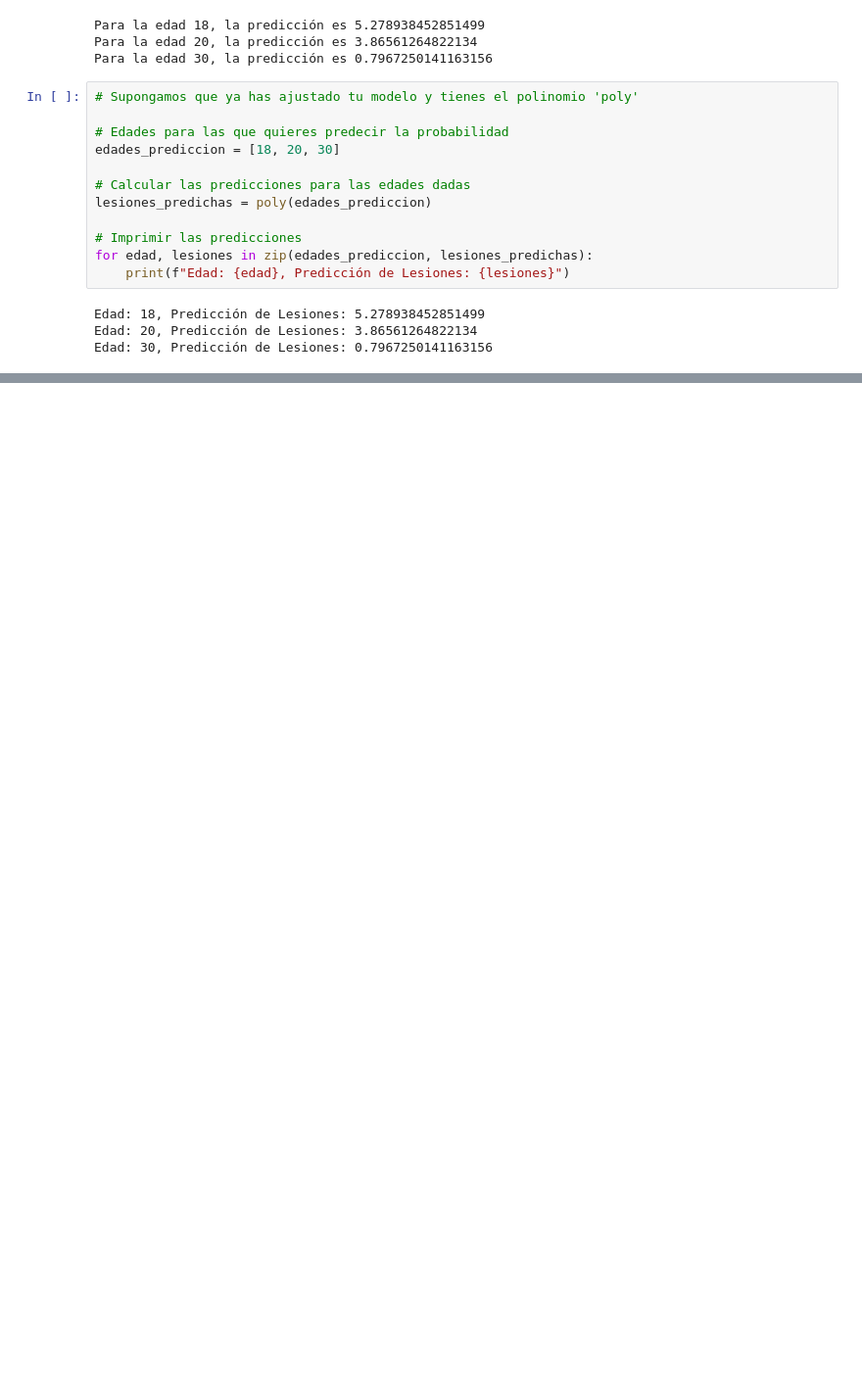
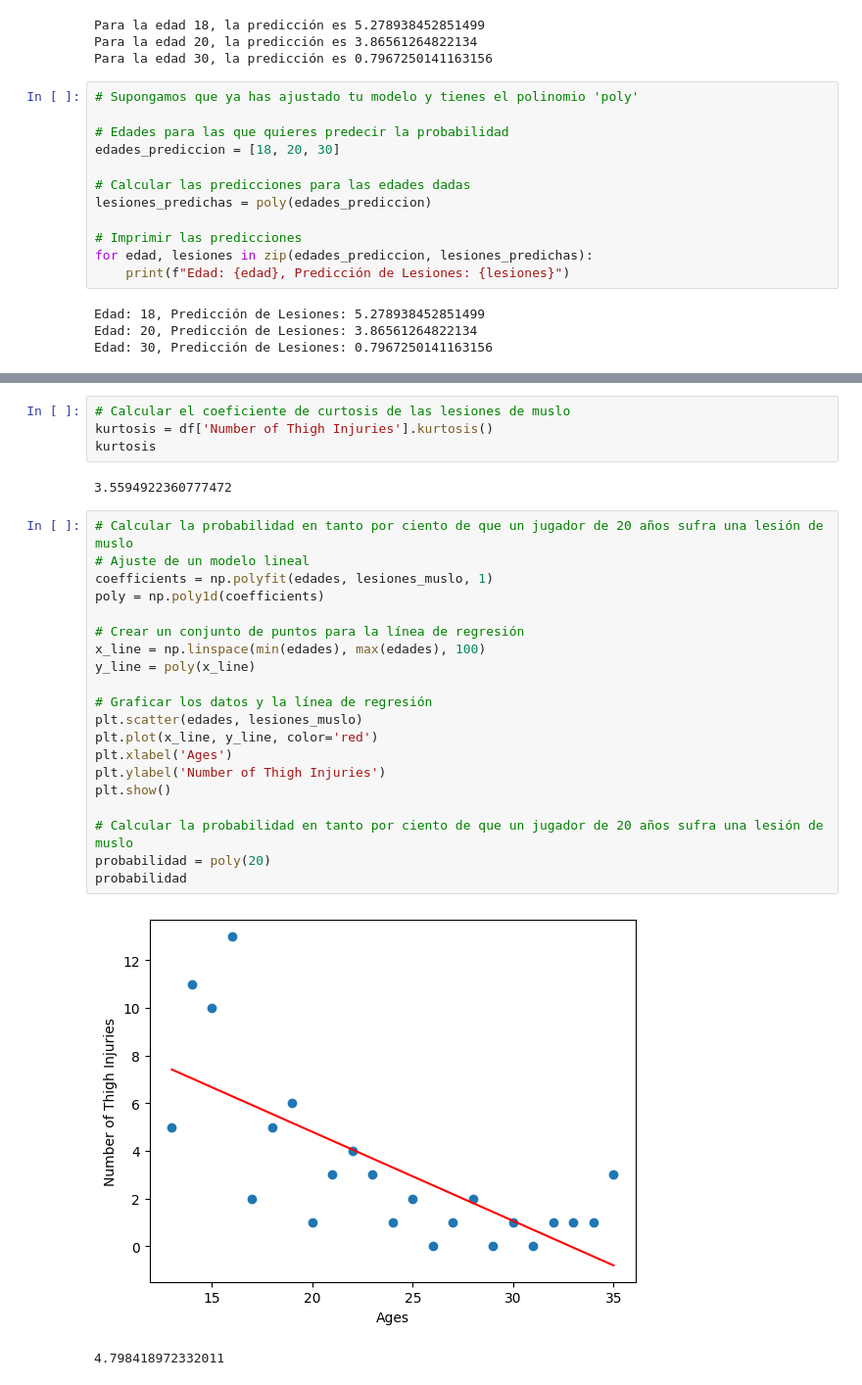
Before and after one commit to Luisbp27/unibo, a Jupyter notebook: Stattistica/stattistica.ipynb, the cells around one changed output, grey strips where cells are left out. Shown at 98% size. Cells and saved outputs as stored; diff of their text form; blank space fills up the shorter version.

```diff
--- a/Stattistica/stattistica.ipynb
+++ b/Stattistica/stattistica.ipynb
@@ -274,0 +282,29 @@ Edad: 30, Predicción de Lesiones: 0.7967250141163156
+# %%
+# Calcular el coeficiente de curtosis de las lesiones de muslo
+kurtosis = df['Number of Thigh Injuries'].kurtosis()
+kurtosis
+# %% [output]
+3.5594922360777472
+# %%
+# Calcular la probabilidad en tanto por ciento de que un jugador de 20 años sufra una lesión de muslo
+# Ajuste de un modelo lineal
+coefficients = np.polyfit(edades, lesiones_muslo, 1)
+poly = np.poly1d(coefficients)
+
+# Crear un conjunto de puntos para la línea de regresión
+x_line = np.linspace(min(edades), max(edades), 100)
+y_line = poly(x_line)
+
+# Graficar los datos y la línea de regresión
+plt.scatter(edades, lesiones_muslo)
+plt.plot(x_line, y_line, color='red')
+plt.xlabel('Ages')
+plt.ylabel('Number of Thigh Injuries')
+plt.show()
+
+# Calcular la probabilidad en tanto por ciento de que un jugador de 20 años sufra una lesión de muslo
+probabilidad = poly(20)
+probabilidad
+# %% [output]
+[figure, added]
+4.798418972332011
```
Also changed, not shown: parts of 11 cells of this notebook.
